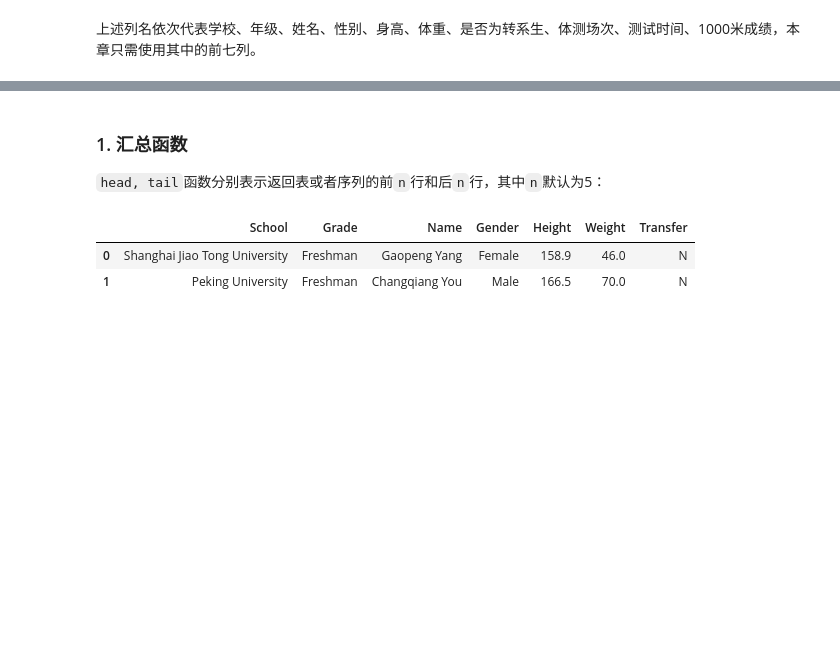
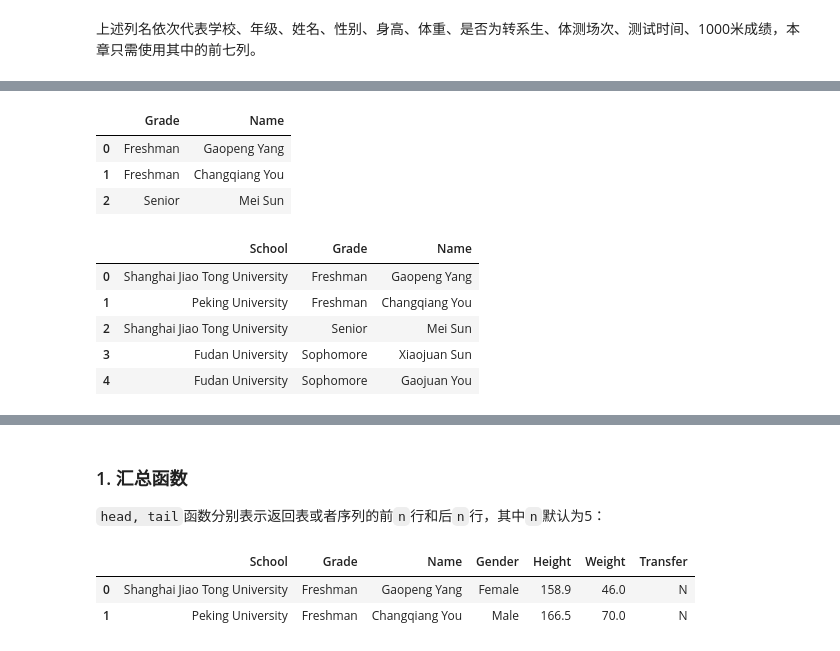
Before and after one commit to vcfriend/python-demo, a Jupyter notebook: pandas/joyful-pandas/notebook/第二章 pandas基础.ipynb, the cells around one changed output, grey strips where cells are left out. Cells and saved outputs as stored; diff of their text form; code cells hidden in the pictures; blank space fills up the shorter version.

```diff
--- a/pandas/joyful-pandas/notebook/第二章 pandas基础.ipynb
+++ b/pandas/joyful-pandas/notebook/第二章 pandas基础.ipynb
@@ -318,0 +358,18 @@ df = df[df.columns[:7]]
+# %%
+# 通过双括号[['列名']]定义列名进行指定列访问
+df[['Grade','Name']]
+# %% [output]
+|  | Grade | Name |
+| 0 | Freshman | Gaopeng Yang |
+| 1 | Freshman | Changqiang You |
+| 2 | Senior | Mei Sun |
+# %%
+# 通过loc索引器和列函数df.columns[x:x],定义行下标和列下标进行切片访问
+df.loc[:4, df.columns[:3]]
+# %% [output]
+|  | School | Grade | Name |
+| 0 | Shanghai Jiao Tong University | Freshman | Gaopeng Yang |
+| 1 | Peking University | Freshman | Changqiang You |
+| 2 | Shanghai Jiao Tong University | Senior | Mei Sun |
+| 3 | Fudan University | Sophomore | Xiaojuan Sun |
+| 4 | Fudan University | Sophomore | Gaojuan You |
```
Also changed, not shown: parts of 40 cells of this notebook, 11 other files.
